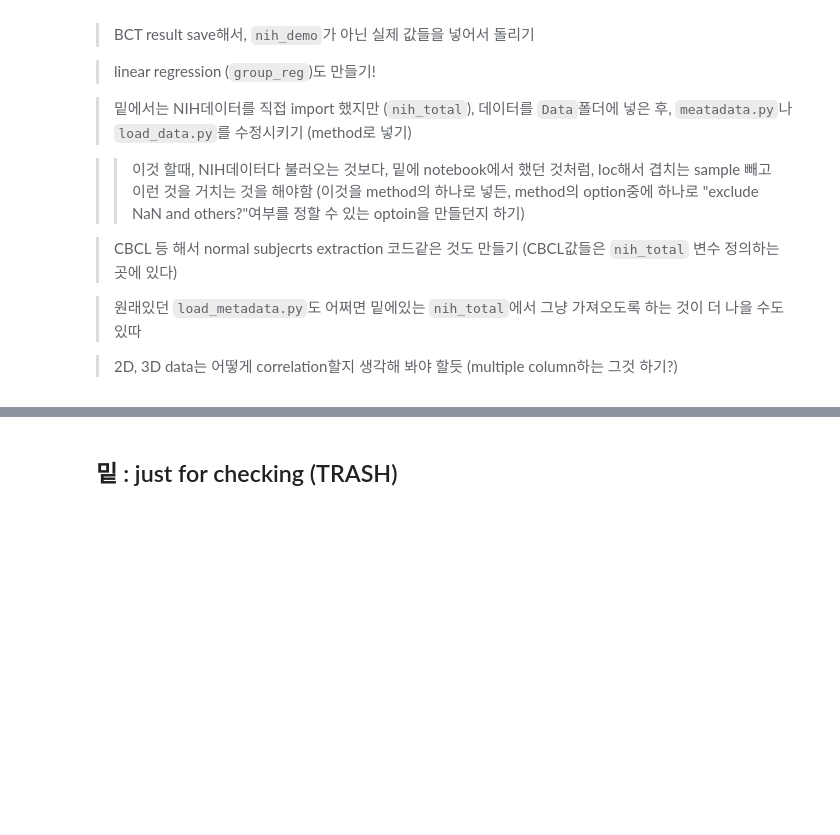
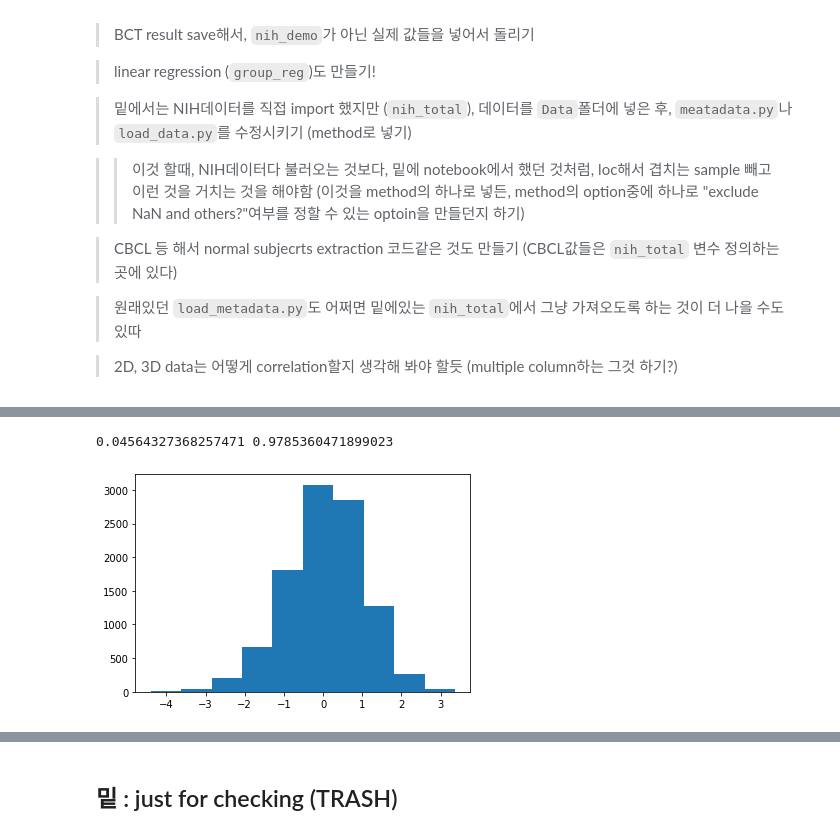
Before and after one commit to Transconnectome/TVB, a Jupyter notebook: Brain_Connectivity/TVB_version.ipynb, the cells around one changed output, grey strips where cells are left out. Drawn from its saved outputs; the diff is of its cells as text; code cells hidden in the pictures; blank space fills up the shorter version.

```diff
--- a/Brain_Connectivity/TVB_version.ipynb
+++ b/Brain_Connectivity/TVB_version.ipynb
@@ -499,3 +576,9 @@ pd.read_csv("/storage/bigdata/ABCD/TVB/BCT_results/SC_ses_2/scalar_results_thres
+# %%
+plt.hist(nih_total['nihtbx_totalcomp_uncorrected'])
+print(np.mean(nih_total['nihtbx_totalcomp_uncorrected']),np.std(nih_total['nihtbx_totalcomp_uncorrected']))
+# %% [output]
+0.04564327368257471 0.9785360471899023
+[figure, added]
 # %%
 
 ####load sample example####
```
Also changed, not shown: parts of 15 cells of this notebook, 11 other files.
